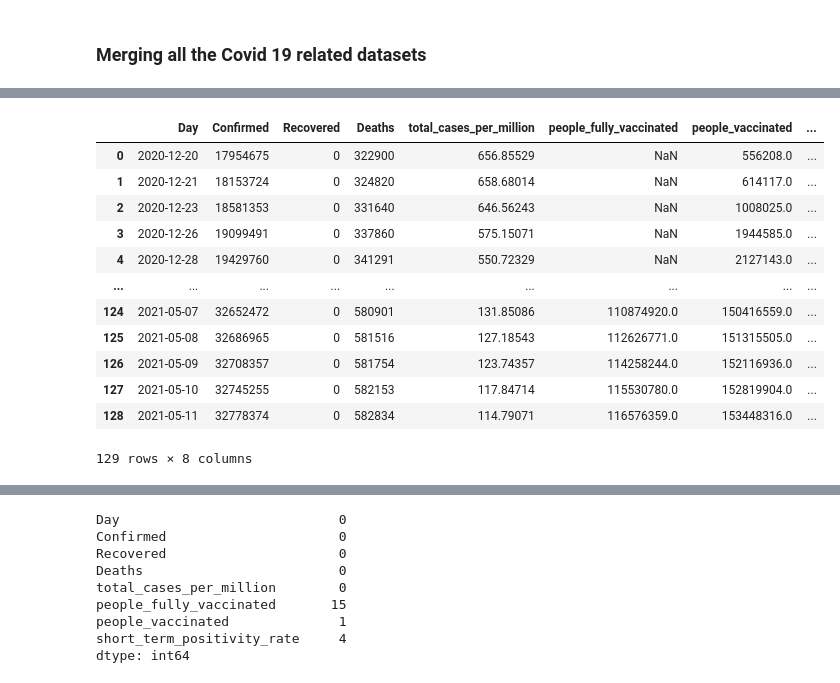
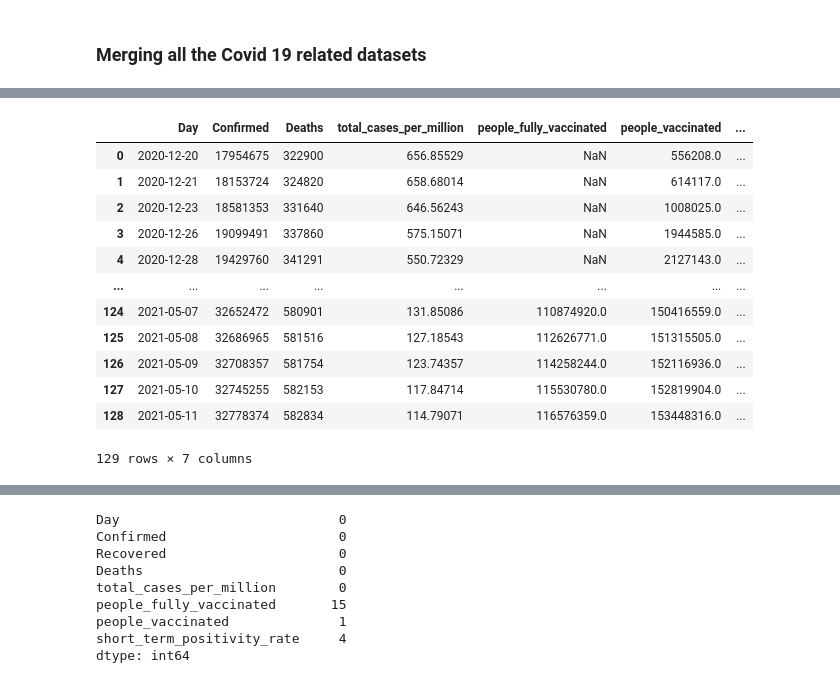
Before and after one commit to mehtabfarozankhatoon/hds5210-2022, a Jupyter notebook: Final/Finals.ipynb, the cells around one changed output, grey strips where cells are left out. Cells and saved outputs as stored; diff of their text form; code cells hidden in the pictures.

```diff
--- a/Final/Finals.ipynb
+++ b/Final/Finals.ipynb
@@ -218,9 +218,15 @@ table_sum
 #### Filtering out countries to get United States data
 # %%
 # Choosing only United States data
-USAA= AA.loc[AA['Country'] == 'US']
+USAA= AA[AA['Country'] == 'US']
+USAA
+
+
+#USAA = AA[(AA['Recovered'] != 0) & (AA['Country'] == 'US')]
+
 USAA_sum = pd.pivot_table(USAA, index =['Country'],aggfunc = np.mean)
 USAA_sum
+USAA_sum.head(100)
 # %% [output]
 |  | Confirmed | Deaths | Recovered |
 | Country |  |  |  |
@@ -343,7 +349,3 @@ PositivityRate.head()
 | 42518 | United States | USA | 2020-03-09 | 7.8 |
 | 42519 | United States | USA | 2020-03-10 | 8.6 |
 | 42520 | United States | USA | 2020-03-11 | 8.4 |
-# %%
-# Rename the columns on the USAAggregate dataframe  for easier merging
-USAAggregate.columns = ['Day','Confirmed','Recovered','Deaths']
-USAAggregate
@@ -390,20 +379,21 @@ df
 # %%
 #create a list of column names to drop
 drop_list=['total_vaccinations_per_hundred_x','total_vaccinations_per_hundred_y','Entity_x','Code_x','Entity_y','Code_y','Year','Continent','new_tests_per_thousand_7day_smoothed','142753-annotations']
 df.drop(drop_list,axis=1,inplace=True)
 df = df.rename(columns={'Daily new confirmed cases of COVID-19 per million people (rolling 7-day average, right-aligned)':'total_cases_per_million'})
 df
+df.drop(columns =['Recovered'])
 # %% [output]
-|  | Day | Confirmed | Recovered | Deaths | total_cases_per_million | people_fully_vaccinated | people_vaccinated | ... |
-| 0 | 2020-12-20 | 17954675 | 0 | 322900 | 656.85529 | NaN | 556208.0 | ... |
-| 1 | 2020-12-21 | 18153724 | 0 | 324820 | 658.68014 | NaN | 614117.0 | ... |
-| 2 | 2020-12-23 | 18581353 | 0 | 331640 | 646.56243 | NaN | 1008025.0 | ... |
-| 3 | 2020-12-26 | 19099491 | 0 | 337860 | 575.15071 | NaN | 1944585.0 | ... |
-| 4 | 2020-12-28 | 19429760 | 0 | 341291 | 550.72329 | NaN | 2127143.0 | ... |
-| ... | ... | ... | ... | ... | ... | ... | ... | ... |
-| 124 | 2021-05-07 | 32652472 | 0 | 580901 | 131.85086 | 110874920.0 | 150416559.0 | ... |
-| 125 | 2021-05-08 | 32686965 | 0 | 581516 | 127.18543 | 112626771.0 | 151315505.0 | ... |
-| 126 | 2021-05-09 | 32708357 | 0 | 581754 | 123.74357 | 114258244.0 | 152116936.0 | ... |
-| 127 | 2021-05-10 | 32745255 | 0 | 582153 | 117.84714 | 115530780.0 | 152819904.0 | ... |
-| 128 | 2021-05-11 | 32778374 | 0 | 582834 | 114.79071 | 116576359.0 | 153448316.0 | ... |
+|  | Day | Confirmed | Deaths | total_cases_per_million | people_fully_vaccinated | people_vaccinated | ... |
+| 0 | 2020-12-20 | 17954675 | 322900 | 656.85529 | NaN | 556208.0 | ... |
+| 1 | 2020-12-21 | 18153724 | 324820 | 658.68014 | NaN | 614117.0 | ... |
+| 2 | 2020-12-23 | 18581353 | 331640 | 646.56243 | NaN | 1008025.0 | ... |
+| 3 | 2020-12-26 | 19099491 | 337860 | 575.15071 | NaN | 1944585.0 | ... |
+| 4 | 2020-12-28 | 19429760 | 341291 | 550.72329 | NaN | 2127143.0 | ... |
+| ... | ... | ... | ... | ... | ... | ... | ... |
+| 124 | 2021-05-07 | 32652472 | 580901 | 131.85086 | 110874920.0 | 150416559.0 | ... |
+| 125 | 2021-05-08 | 32686965 | 581516 | 127.18543 | 112626771.0 | 151315505.0 | ... |
+| 126 | 2021-05-09 | 32708357 | 581754 | 123.74357 | 114258244.0 | 152116936.0 | ... |
+| 127 | 2021-05-10 | 32745255 | 582153 | 117.84714 | 115530780.0 | 152819904.0 | ... |
+| 128 | 2021-05-11 | 32778374 | 582834 | 114.79071 | 116576359.0 | 153448316.0 | ... |
-129 rows × 8 columns
+129 rows × 7 columns
```
Also changed, not shown: parts of 12 cells of this notebook.
